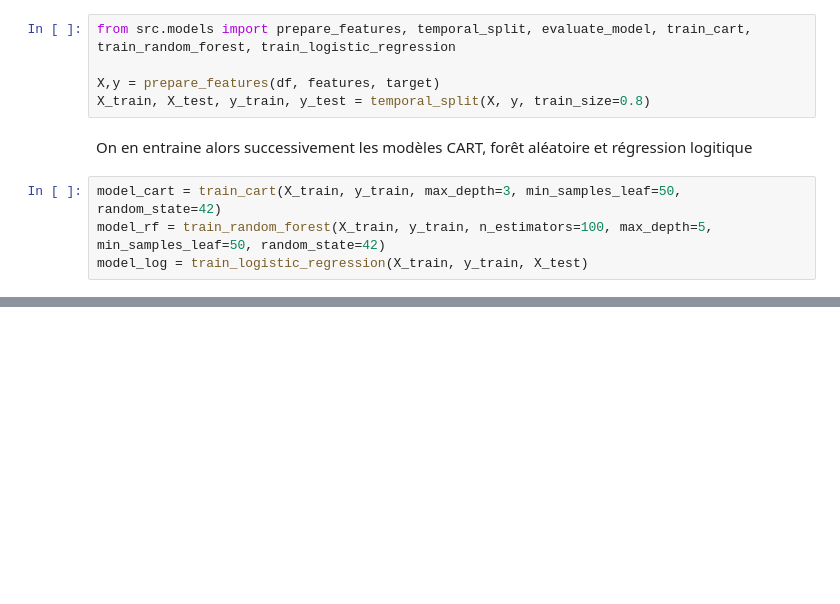
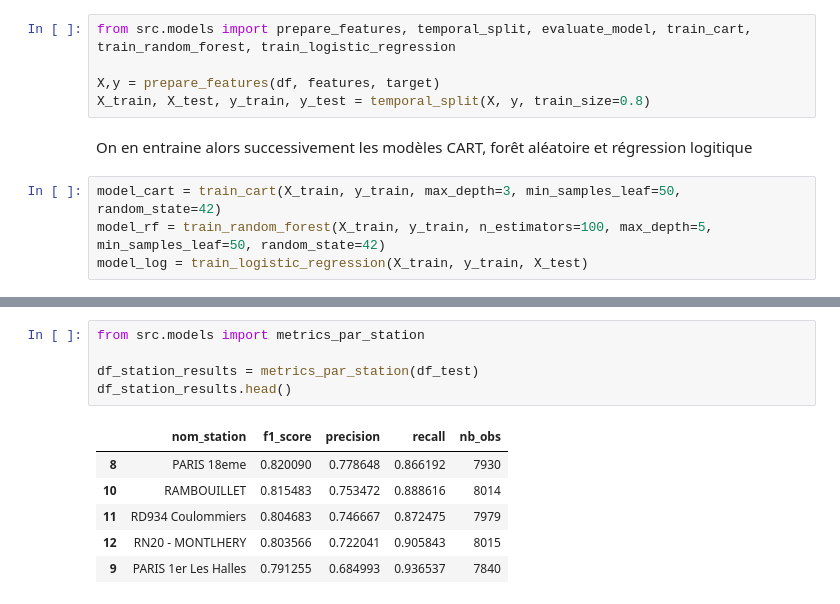
Before and after one commit to yaminkonlambigue/projet-qualite-air, a Jupyter notebook: notebooks/04_modelisation.ipynb, the cells around one changed output, grey strips where cells are left out. Cells and saved outputs as stored; diff of their text form; blank space fills up the shorter version.

```diff
--- a/notebooks/04_modelisation.ipynb
+++ b/notebooks/04_modelisation.ipynb
@@ -78,0 +110,12 @@ plt.show()
+# %%
+from src.models import metrics_par_station
+
+df_station_results = metrics_par_station(df_test)
+df_station_results.head()
+# %% [output]
+|  | nom_station | f1_score | precision | recall | nb_obs |
+| 8 | PARIS 18eme | 0.820090 | 0.778648 | 0.866192 | 7930 |
+| 10 | RAMBOUILLET | 0.815483 | 0.753472 | 0.888616 | 8014 |
+| 11 | RD934 Coulommiers | 0.804683 | 0.746667 | 0.872475 | 7979 |
+| 12 | RN20 - MONTLHERY | 0.803566 | 0.722041 | 0.905843 | 8015 |
+| 9 | PARIS 1er Les Halles | 0.791255 | 0.684993 | 0.936537 | 7840 |
```
Also changed, not shown: parts of 14 cells of this notebook, 1 other file.
